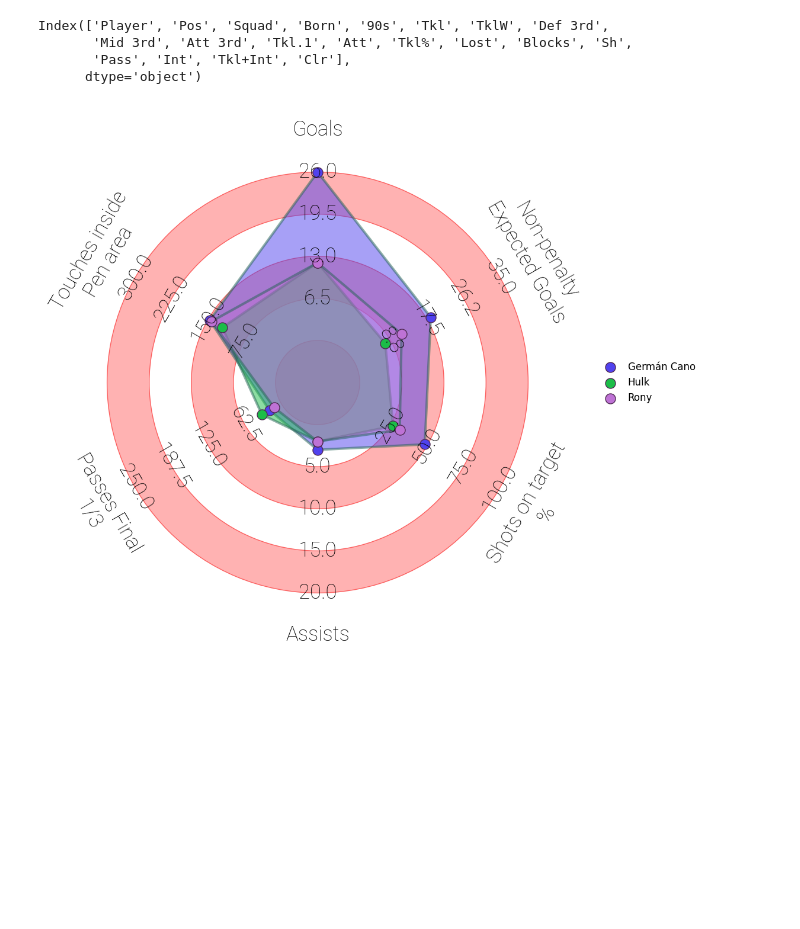
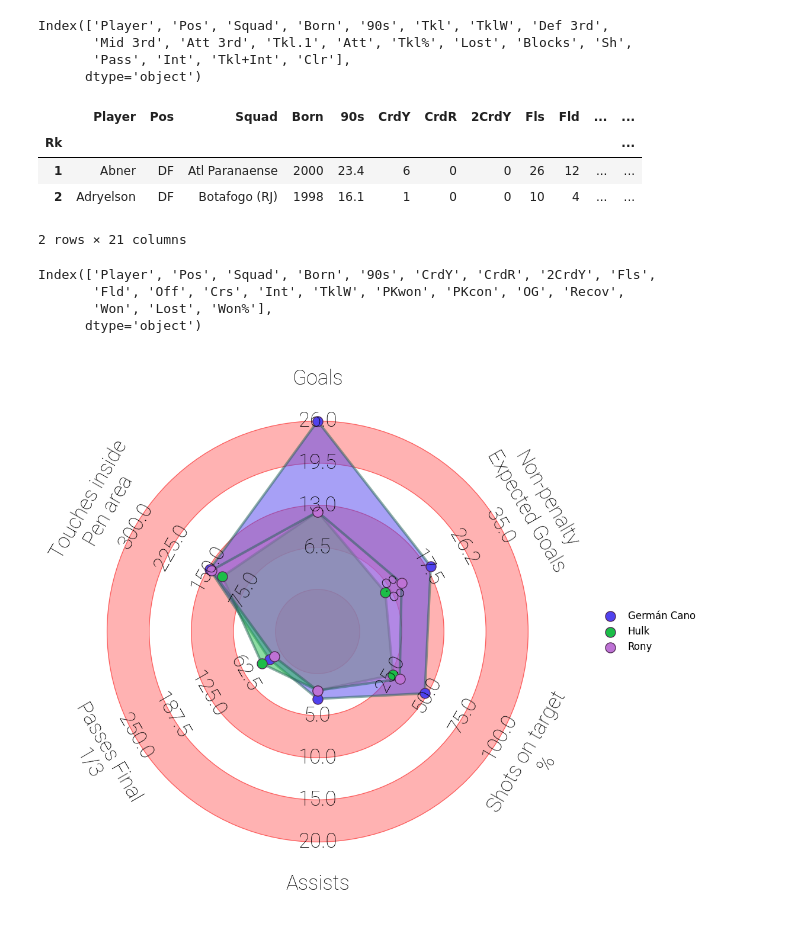
Before and after one commit to paduathiago/Data-Science-Applied-to-Soccer, a Jupyter notebook: ativ_2.ipynb, the cells around one changed output. Cells and saved outputs as stored; diff of their text form; code cells hidden in the pictures; blank space fills up the shorter version.

Commit message:
adding player miscellaneous dataset

```diff
--- a/ativ_2.ipynb
+++ b/ativ_2.ipynb
@@ -246,6 +246,22 @@ Index(['Player', 'Pos', 'Squad', 'Born', '90s', 'Tkl', 'TklW', 'Def 3rd',
        'Mid 3rd', 'Att 3rd', 'Tkl.1', 'Att', 'Tkl%', 'Lost', 'Blocks', 'Sh',
        'Pass', 'Int', 'Tkl+Int', 'Clr'],
       dtype='object')
+# %%
+miscellaneous = pd.read_csv('data/player_data_BRA1_2022/player_miscellaneous.csv', sep=',')
+miscellaneous.set_index('Rk',inplace=True)
+miscellaneous.drop(inplace=True, columns={'Matches', 'Nation', 'Age','-9999'})
+display(miscellaneous.head(2))
+print(miscellaneous.columns)
+# %% [output]
+|  | Player | Pos | Squad | Born | 90s | CrdY | CrdR | 2CrdY | Fls | Fld | ... | ... |
+| Rk |  |  |  |  |  |  |  |  |  |  |  | ... |
+| 1 | Abner | DF | Atl Paranaense | 2000 | 23.4 | 6 | 0 | 0 | 26 | 12 | ... | ... |
+| 2 | Adryelson | DF | Botafogo (RJ) | 1998 | 16.1 | 1 | 0 | 0 | 10 | 4 | ... | ... |
+2 rows × 21 columns
+Index(['Player', 'Pos', 'Squad', 'Born', '90s', 'CrdY', 'CrdR', '2CrdY', 'Fls',
+       'Fld', 'Off', 'Crs', 'Int', 'TklW', 'PKwon', 'PKcon', 'OG', 'Recov',
+       'Won', 'Lost', 'Won%'],
+      dtype='object')
 # %%
 def color_generator(number_of_colors):
     # generates a list of random colors
```
Also changed, not shown: parts of 3 cells of this notebook, 1 other file.
